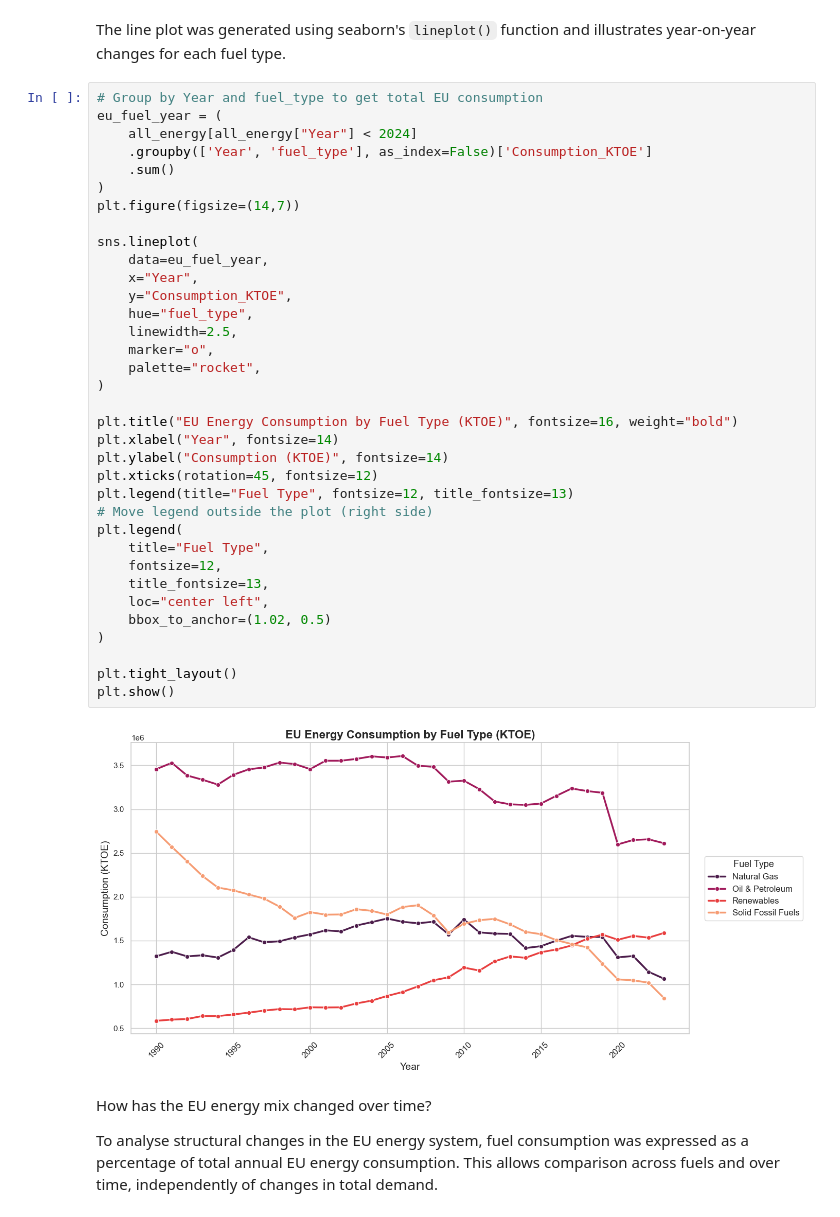
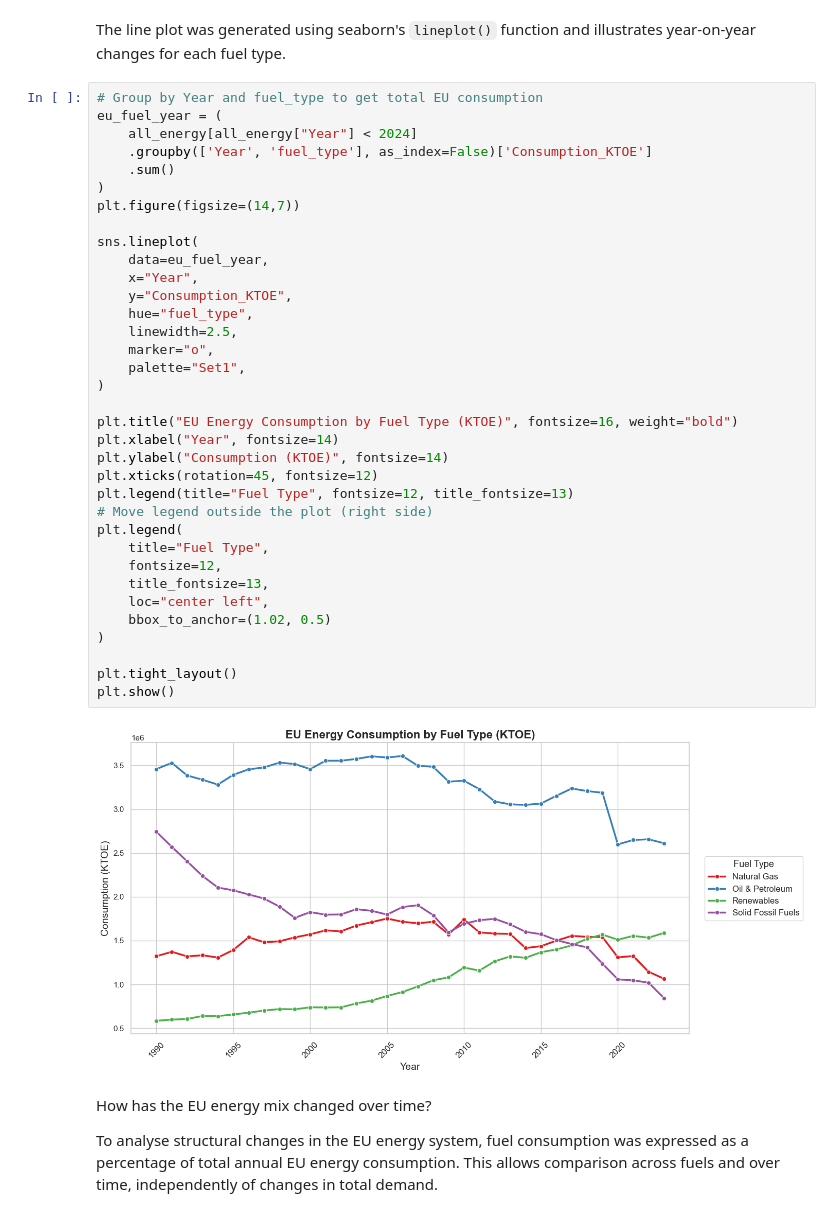
Before and after one commit to AnnaLozenko/PFDA_Project, a Jupyter notebook: eu_energy_sources_analysis.ipynb, the cells around one changed output. Drawn from its saved outputs; the diff is of its cells as text.

```diff
--- a/eu_energy_sources_analysis.ipynb
+++ b/eu_energy_sources_analysis.ipynb
@@ -522,35 +513,35 @@ eu_fuel_year = (
     .sum()
 )
 plt.figure(figsize=(14,7))
 
 sns.lineplot(
     data=eu_fuel_year,
     x="Year",
     y="Consumption_KTOE",
     hue="fuel_type",
     linewidth=2.5,
     marker="o",
-    palette="rocket",
+    palette="Set1",
 )
 
 plt.title("EU Energy Consumption by Fuel Type (KTOE)", fontsize=16, weight="bold")
 plt.xlabel("Year", fontsize=14)
 plt.ylabel("Consumption (KTOE)", fontsize=14)
 plt.xticks(rotation=45, fontsize=12)
 plt.legend(title="Fuel Type", fontsize=12, title_fontsize=13)
 # Move legend outside the plot (right side)
 plt.legend(
     title="Fuel Type",
     fontsize=12,
     title_fontsize=13,
     loc="center left",
     bbox_to_anchor=(1.02, 0.5)
 )
 
 plt.tight_layout()
 plt.show()
 # %% [output]
-[figure, old version]
+[figure, new version]
 # %% [markdown]
 How has the EU energy mix changed over time?
 
```
Also changed, not shown: parts of 27 cells of this notebook, 2 other files.
